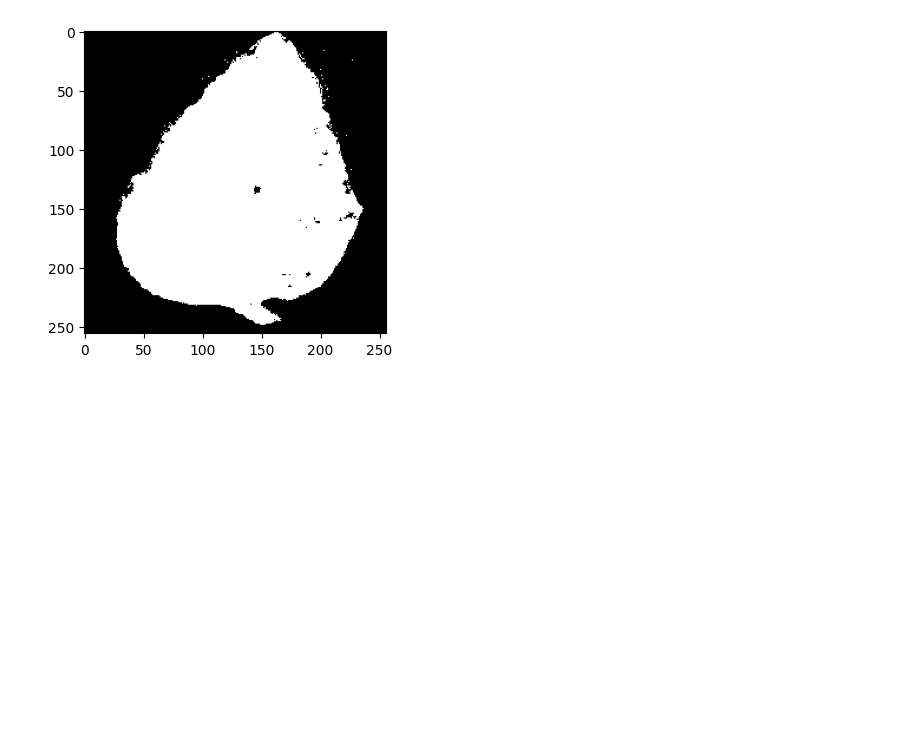
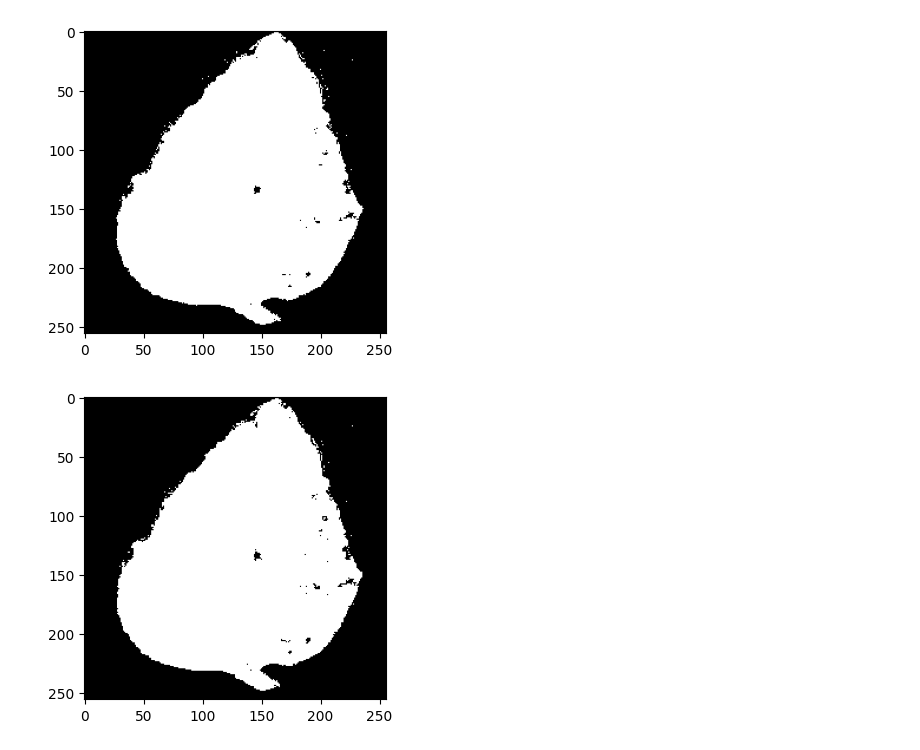
Before and after one commit to AnaGT/Anamilena, a Jupyter notebook: plantcv.ipynb, the cells around one changed output. Drawn from its saved outputs; the diff is of its cells as text; code cells hidden in the pictures; blank space fills up the shorter version.

```diff
--- a/plantcv.ipynb
+++ b/plantcv.ipynb
@@ -61,3 +61,7 @@ hist_figure = pcv.visualize.histogram(img = s, bins = 255, lower_bound= 1,upper_
 l_thresh = pcv.threshold.binary(gray_img=s, threshold=50, max_value=255, object_type= "light")
 # %% [output]
 [figure]
+# %%
+otsu_img = pcv.threshold.otsu(gray_img=s, max_value=255, object_type="light")
+# %% [output]
+[figure, added]
```
Also changed, not shown: parts of 5 cells of this notebook.
